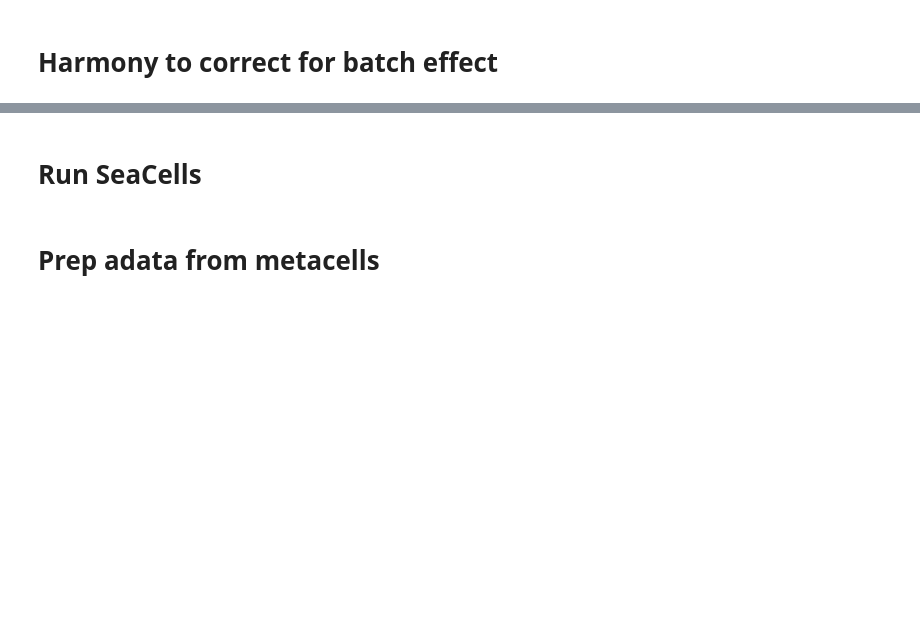
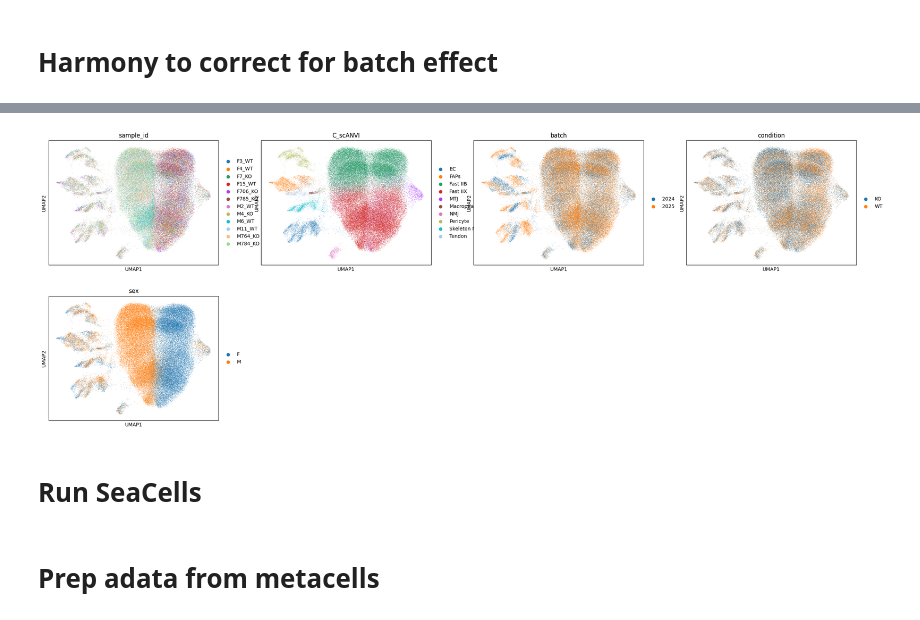
Before and after one commit to akanksha-sachan/TA_muscle_ageing, a Jupyter notebook: py_scripts/slide_analysis/meta_cell.ipynb, the cells around one changed output, grey strips where cells are left out. Cells and saved outputs as stored; diff of their text form; code cells hidden in the pictures; blank space fills up the shorter version.

```diff
--- a/py_scripts/slide_analysis/meta_cell.ipynb
+++ b/py_scripts/slide_analysis/meta_cell.ipynb
@@ -58,0 +95,4 @@ adata.obsm['X_pca'] = adata.obsm['X_pca_harmony']
+# %%
+sc.pl.umap(adata, color=['sample_id', 'C_scANVI', 'batch', 'condition', 'sex'])
+# %% [output]
+[figure, added]
```
Also changed, not shown: parts of 23 cells of this notebook, 10 other files.
